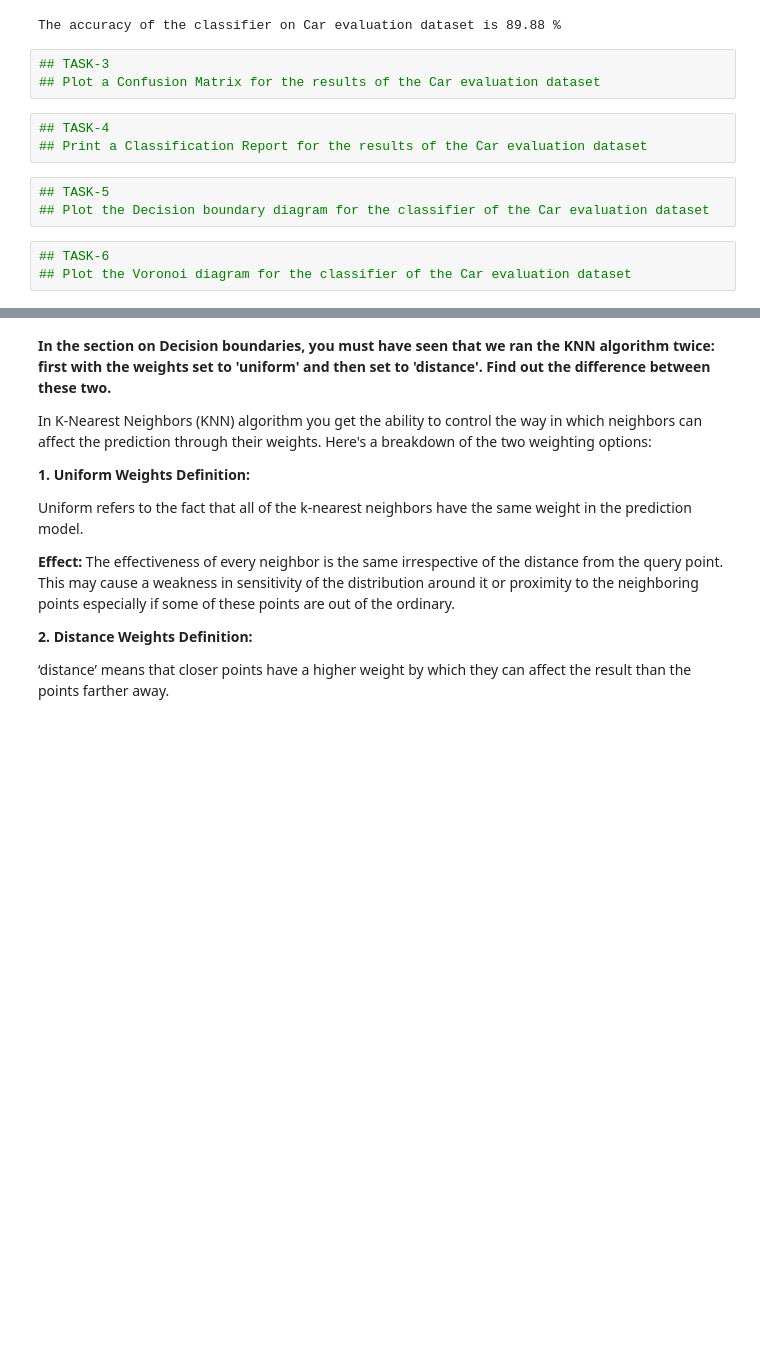
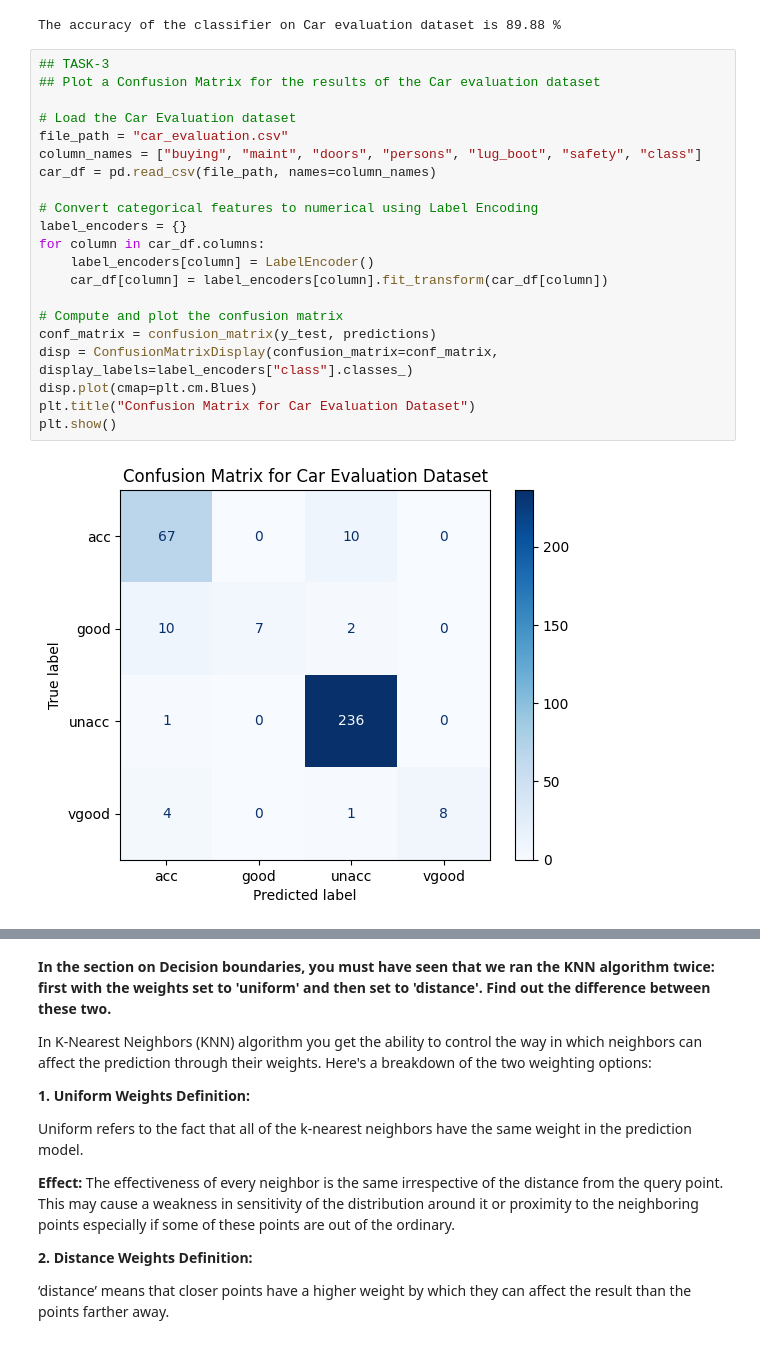
Before and after one commit to Satyanarayana53/FMML_Projects_and_labs, a Jupyter notebook: FMML_M3Lab2.ipynb, the cells around one changed output, grey strips where cells are left out. Saved outputs shown, nothing was run; the diff lists cells and outputs as text; blank space fills up the shorter version.

```diff
--- a/FMML_M3Lab2.ipynb
+++ b/FMML_M3Lab2.ipynb
@@ -443,15 +563,26 @@ score = accuracy_score(y_test, predictions)
 print("The accuracy of the classifier on Car evaluation dataset is {:.2f} %".format(100*score))
 # %% [output]
 The accuracy of the classifier on Car evaluation dataset is 89.88 %
-# %%
-## TASK-3
-## Plot a Confusion Matrix for the results of the Car evaluation dataset
-# %%
-## TASK-4
-## Print a Classification Report for the results of the Car evaluation dataset
-# %%
-## TASK-5
-## Plot the Decision boundary diagram for the classifier of the Car evaluation dataset
-# %%
-## TASK-6
-## Plot the Voronoi diagram for the classifier of the Car evaluation dataset
+# %%
+## TASK-3
+## Plot a Confusion Matrix for the results of the Car evaluation dataset
+
+# Load the Car Evaluation dataset
+file_path = "car_evaluation.csv"
+column_names = ["buying", "maint", "doors", "persons", "lug_boot", "safety", "class"]
+car_df = pd.read_csv(file_path, names=column_names)
+
+# Convert categorical features to numerical using Label Encoding
+label_encoders = {}
+for column in car_df.columns:
+    label_encoders[column] = LabelEncoder()
+    car_df[column] = label_encoders[column].fit_transform(car_df[column])
+
+# Compute and plot the confusion matrix
+conf_matrix = confusion_matrix(y_test, predictions)
+disp = ConfusionMatrixDisplay(confusion_matrix=conf_matrix, display_labels=label_encoders["class"].classes_)
+disp.plot(cmap=plt.cm.Blues)
+plt.title("Confusion Matrix for Car Evaluation Dataset")
+plt.show()
+# %% [output]
+[figure, added]
```
Also changed, not shown: parts of 7 cells of this notebook.
